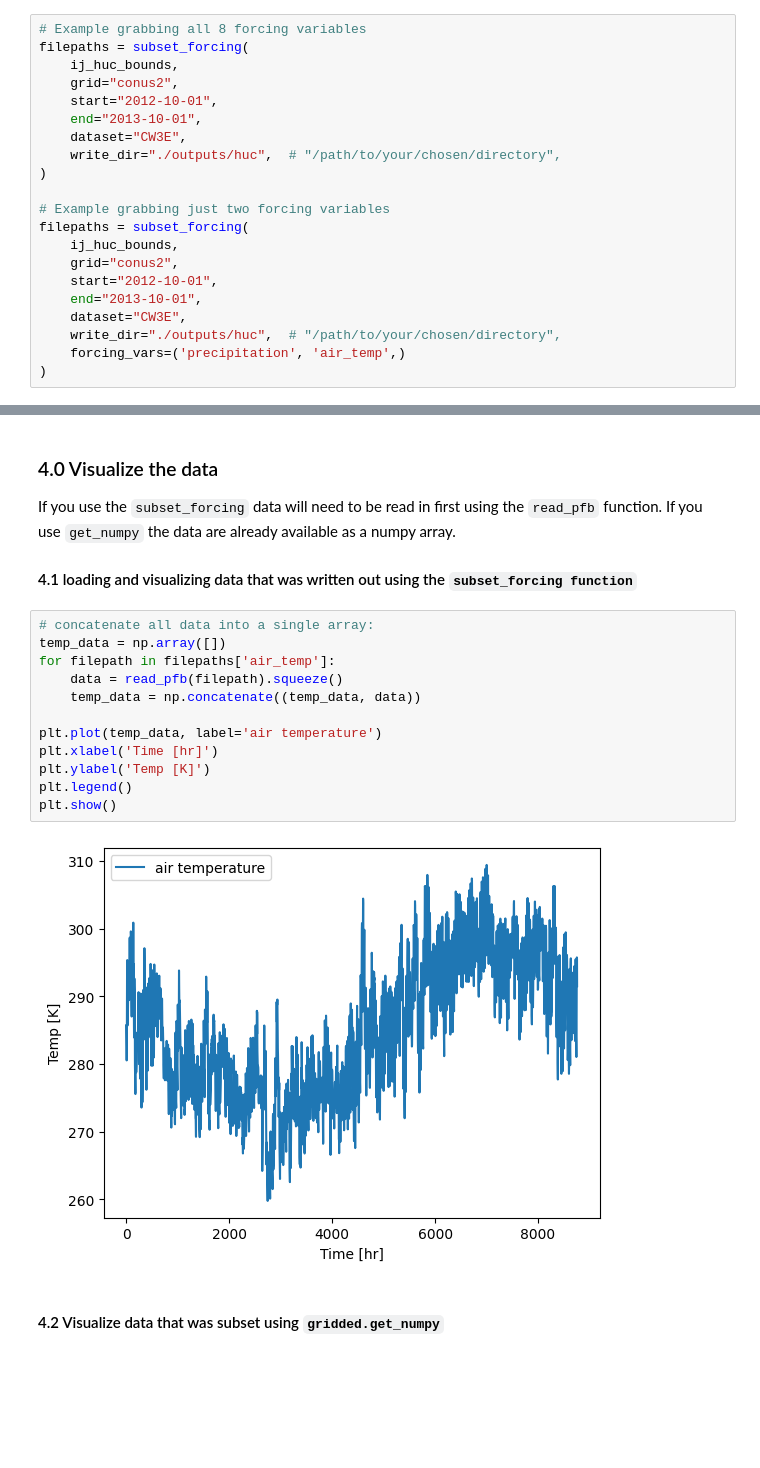
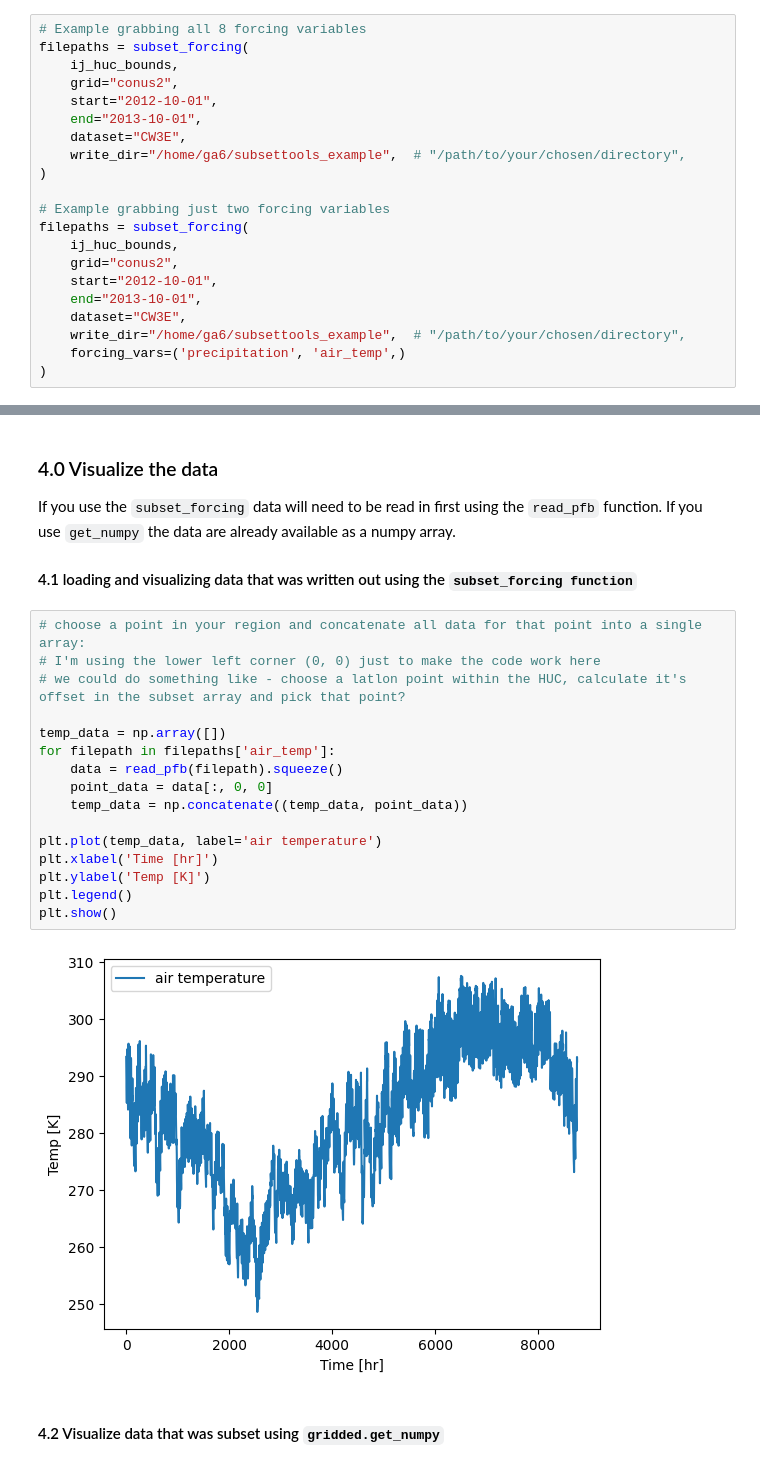
Before and after one commit to hydroframe/subsettools, a Jupyter notebook: docs/examples/subset_forcing_data.ipynb, the cells around one changed output, grey strips where cells are left out. Drawn from its saved outputs; the diff is of its cells as text; blank space fills up the shorter version.

```diff
--- a/docs/examples/subset_forcing_data.ipynb
+++ b/docs/examples/subset_forcing_data.ipynb
@@ -94,7 +99,7 @@ filepaths = subset_forcing(
     start="2012-10-01",
     end="2013-10-01",
     dataset="CW3E",
-    write_dir="./outputs/huc",  # "/path/to/your/chosen/directory",
+    write_dir="/home/ga6/subsettools_example",  # "/path/to/your/chosen/directory",
 )
 
 # Example grabbing just two forcing variables
@@ -104,6 +109,6 @@ filepaths = subset_forcing(
     start="2012-10-01",
     end="2013-10-01",
     dataset="CW3E",
-    write_dir="./outputs/huc",  # "/path/to/your/chosen/directory",
+    write_dir="/home/ga6/subsettools_example",  # "/path/to/your/chosen/directory",
     forcing_vars=('precipitation', 'air_temp',)
 )
@@ -142,19 +177,23 @@ If you use the `subset_forcing` data will need to be read in first using the `re
 
 #### 4.1 loading and visualizing data that was written out using the `subset_forcing function`
 # %%
-# concatenate all data into a single array:
+# choose a point in your region and concatenate all data for that point into a single array:
+# I'm using the lower left corner (0, 0) just to make the code work here
+# we could do something like - choose a latlon point within the HUC, calculate it's offset in the subset array and pick that point?
+
 temp_data = np.array([])
 for filepath in filepaths['air_temp']:
     data = read_pfb(filepath).squeeze()
-    temp_data = np.concatenate((temp_data, data))
+    point_data = data[:, 0, 0]
+    temp_data = np.concatenate((temp_data, point_data))
 
 plt.plot(temp_data, label='air temperature')
 plt.xlabel('Time [hr]')
 plt.ylabel('Temp [K]')
 plt.legend()
 plt.show()
 # %% [output]
-[figure, old version]
+[figure, new version]
 # %% [markdown]
 #### 4.2 Visualize data that was subset using `gridded.get_numpy`
 # %%
```
Also changed, not shown: parts of 9 cells of this notebook.
